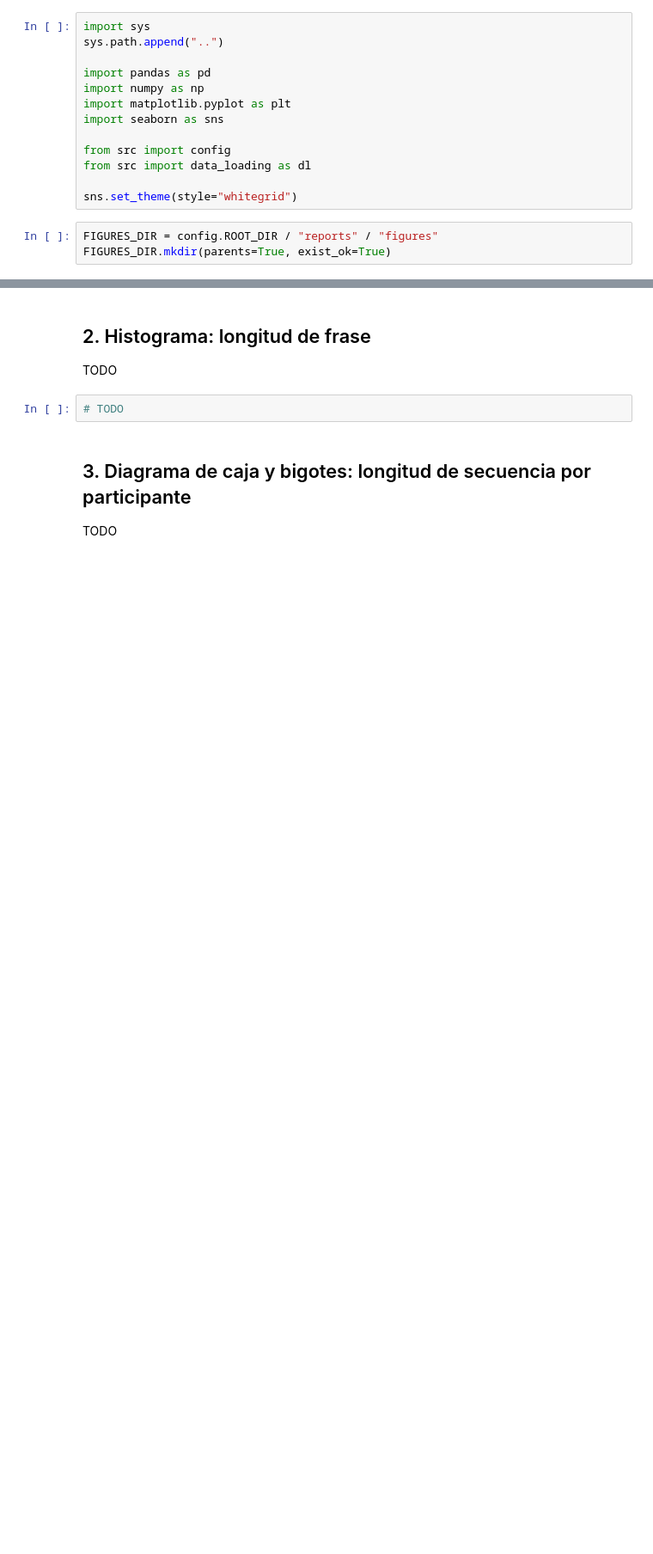
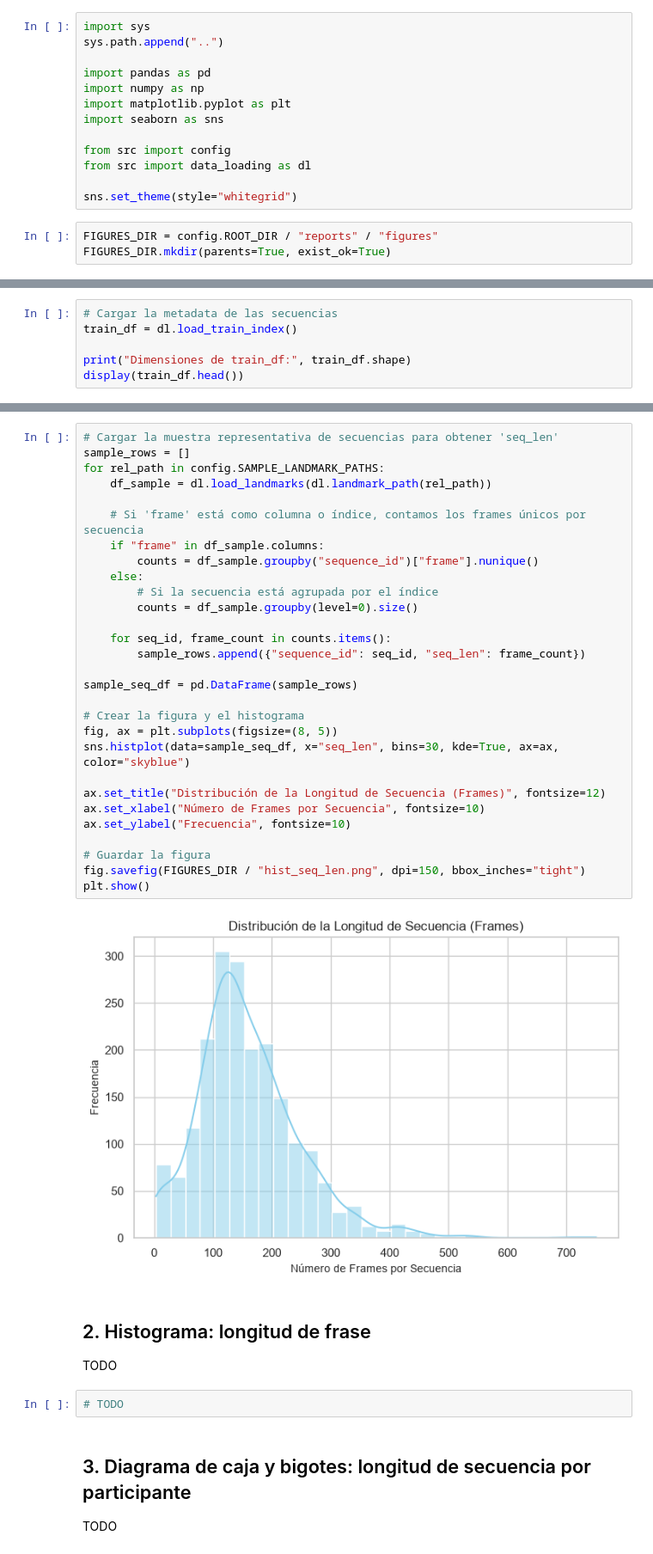
Before and after one commit to DufreyM/CC3084-Proyecto2, a Jupyter notebook: notebooks/05_visualizaciones.ipynb, the cells around one changed output, grey strips where cells are left out. Shown at 86% size. Saved outputs shown, nothing was run; the diff lists cells and outputs as text; blank space fills up the shorter version.

Commit message:
feat: implementación de histograma

```diff
--- a/notebooks/05_visualizaciones.ipynb
+++ b/notebooks/05_visualizaciones.ipynb
@@ -33,0 +25,6 @@ TODO
+# %%
+# Cargar la metadata de las secuencias
+train_df = dl.load_train_index()
+
+print("Dimensiones de train_df:", train_df.shape)
+display(train_df.head())
@@ -34,3 +47,34 @@ TODO
+# %%
+# Cargar la muestra representativa de secuencias para obtener 'seq_len'
+sample_rows = []
+for rel_path in config.SAMPLE_LANDMARK_PATHS:
+    df_sample = dl.load_landmarks(dl.landmark_path(rel_path))
+
+    # Si 'frame' está como columna o índice, contamos los frames únicos por secuencia
+    if "frame" in df_sample.columns:
+        counts = df_sample.groupby("sequence_id")["frame"].nunique()
+    else:
+        # Si la secuencia está agrupada por el índice
+        counts = df_sample.groupby(level=0).size()
+
+    for seq_id, frame_count in counts.items():
+        sample_rows.append({"sequence_id": seq_id, "seq_len": frame_count})
+
+sample_seq_df = pd.DataFrame(sample_rows)
+
+# Crear la figura y el histograma
+fig, ax = plt.subplots(figsize=(8, 5))
+sns.histplot(data=sample_seq_df, x="seq_len", bins=30, kde=True, ax=ax, color="skyblue")
+
+ax.set_title("Distribución de la Longitud de Secuencia (Frames)", fontsize=12)
+ax.set_xlabel("Número de Frames por Secuencia", fontsize=10)
+ax.set_ylabel("Frecuencia", fontsize=10)
+
+# Guardar la figura
+fig.savefig(FIGURES_DIR / "hist_seq_len.png", dpi=150, bbox_inches="tight")
+plt.show()
+# %% [output]
+[figure, added]
 # %% [markdown]
 ## 2. Histograma: longitud de frase
 
```
Also changed, not shown: parts of 5 cells of this notebook, 2 other files.
